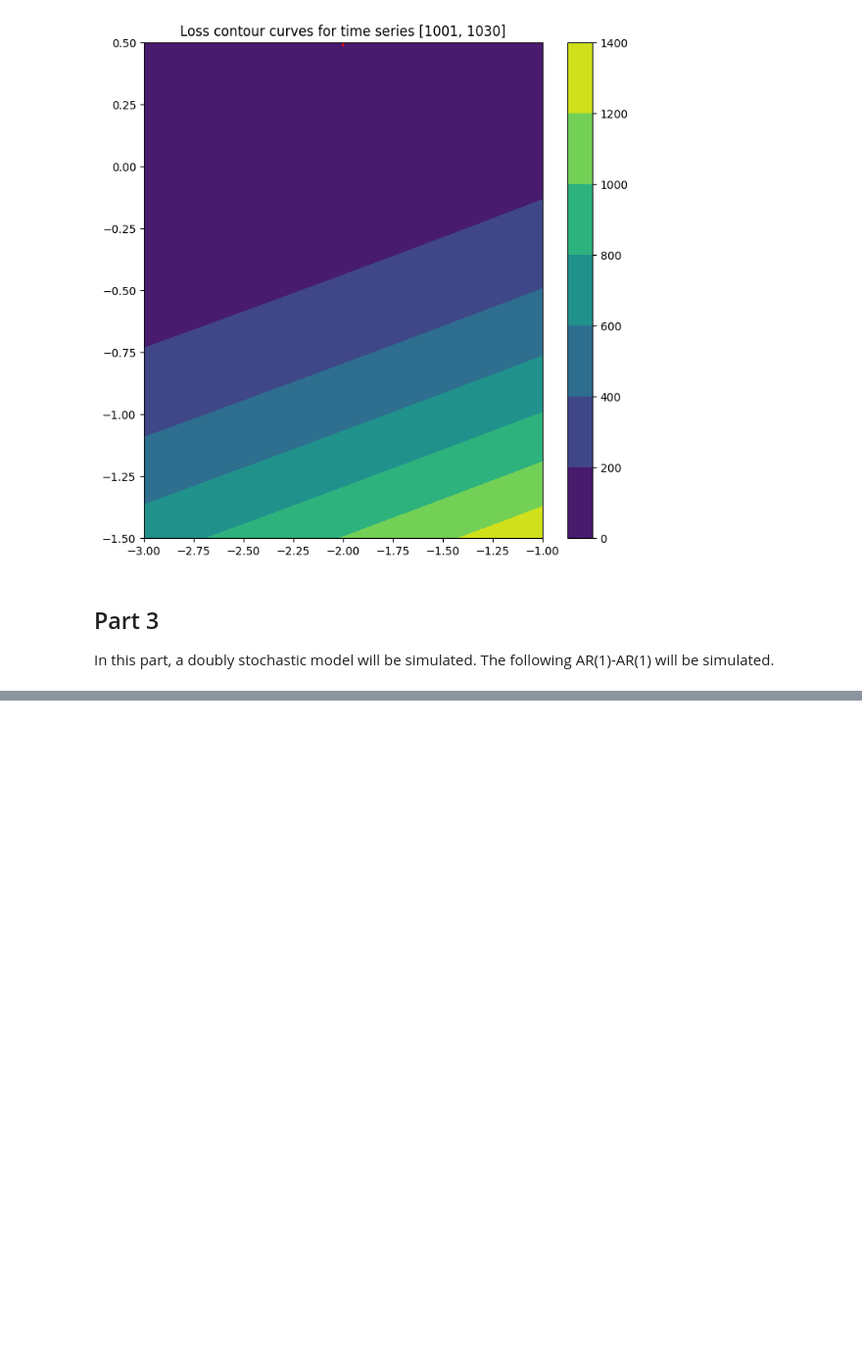
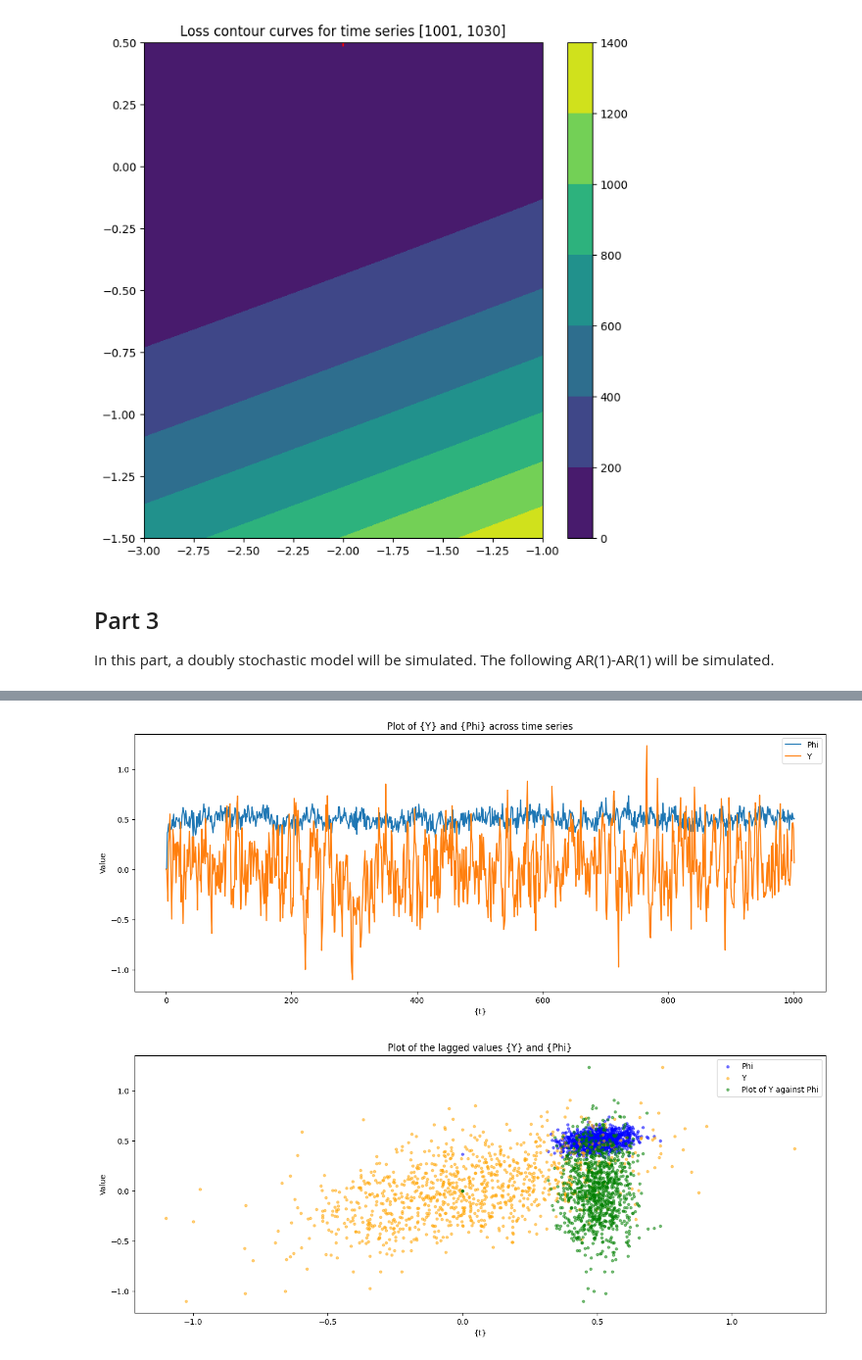
Before and after one commit to gustavn19/advanced_time_series_analysis, a Jupyter notebook: assignment_2/a2.ipynb, the cells around one changed output, grey strips where cells are left out. Shown at 98% size. Drawn from its saved outputs; the diff is of its cells as text; code cells hidden in the pictures; blank space fills up the shorter version.

```diff
--- a/assignment_2/a2.ipynb
+++ b/assignment_2/a2.ipynb
@@ -263,0 +219,68 @@ plot_doubly_stochastic()
+# %%
+def doubly_stochastic(phi, mu, sigma_epsilon, sigma_zeta, nr_points = 1000): # , p1 = 1, p2 = 1): # Make adjustable with degree of AR model
+    Phi, Y = [0], [0] # Initial values of the process
+    for data in range(nr_points):
+        epsilon_t = np.random.normal(0, sigma_epsilon ** 2)
+        zeta_t = np.random.normal(0, sigma_zeta ** 2)
+        Phi_t = mu + phi * (Phi[-1] - mu) + zeta_t
+        Y_t = Phi_t * Y[-1] + epsilon_t
+        Phi.append(Phi_t)
+        Y.append(Y_t)
+
+    return Phi, Y
+
+def doubly_stochastic_AR_1_AR_2(phi_1, phi_2, mu, sigma_epsilon, sigma_zeta, nr_points = 1000): # , p1 = 1, p2 = 1): # Make adjustable with degree of AR model
+    Phi, Y = [0, 0], [0, 0] # Initial values of the process
+    for data in range(nr_points):
+        # State space form (AR(1)-AR(2))
+        epsilon_t = np.random.normal(0, sigma_epsilon ** 2)
+        zeta_t = np.random.normal(0, sigma_zeta ** 2)
+        delta = mu * (1 - phi_1 - phi_2) # Not updated, only parameters for the model
+        A = np.array([[phi_1, phi_2, 1], [1, 0, 0], [0, 0, 1]])
+        x = np.transpose(np.array([Phi[-1], Phi[-2], delta]))
+        b = np.transpose(np.array([1, 0, 0]))
+
+
+        # Calculate updated values
+        Phi_asterisk = np.matmul(A, x) + b * zeta_t
+        Phi_t = Phi_asterisk[0]
+        Y_t = np.matmul(np.array([Y[-1], 0, 0]), Phi_asterisk) + epsilon_t
+        print(Phi_t, Y_t)
+
+        Phi.append(Phi_t)
+        Y.append(Y_t)
+
+    return Phi, Y
+
+
+def plot_doubly_stochastic(phi = 1 / 8,
+                        mu = 1 / 4,
+                        sigma_epsilon = 1 / 2,
+                        sigma_zeta = 1 / 2,
+                        nr_points = 1000):
+
+    # Phi, Y = doubly_stochastic(phi, mu, sigma_epsilon, sigma_zeta, nr_points)
+    Phi, Y = doubly_stochastic_AR_1_AR_2(phi_1 = 1 / 8, phi_2 = 1 / 4, mu = 1 / 2, sigma_epsilon = 1 / 2, sigma_zeta = 1 / 4, nr_points = nr_points)
+    plt.figure(figsize = (16, 6))
+    plt.plot(np.arange(len(Phi)), Phi, label = 'Phi')
+    plt.plot(np.arange(len(Y)), Y, label = 'Y')
+    plt.legend()
+    plt.title(rf'Plot of {{Y}} and {{Phi}} across time series')
+    plt.xlabel(rf'{{t}}')
+    plt.ylabel('Value')
+    plt.show()
+
+    # Plot the increments
+    plt.figure(figsize = (16, 6))
+    plt.scatter(Phi[ : -1], Phi[1 : ], label = 'Phi', color = 'blue', s = 10, alpha = 1 / 2)
+    plt.scatter(Y[ : -1], Y[1 : ], label = 'Y', color = 'orange', s = 10, alpha = 1 / 2)
+    plt.scatter(Phi, Y, label = 'Plot of Y against Phi', color = 'green', s = 10, alpha = 1 / 2)
+    plt.legend()
+    plt.title(rf'Plot of the lagged values {{Y}} and {{Phi}}')
+    plt.xlabel(rf'{{t}}')
+    plt.ylabel('Value')
+    plt.show()
+
+
+plot_doubly_stochastic()
+# %% [output]
@@ -263,0 +304,2 @@ plot_doubly_stochastic()
+[figure, added]
+[figure, added]
```
Also changed, not shown: parts of 5 cells of this notebook.
